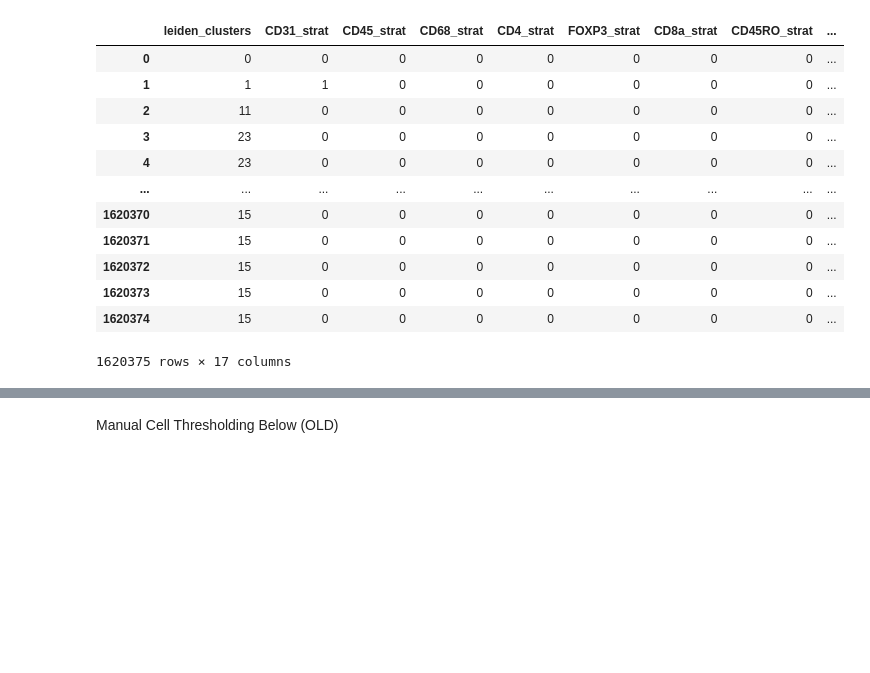
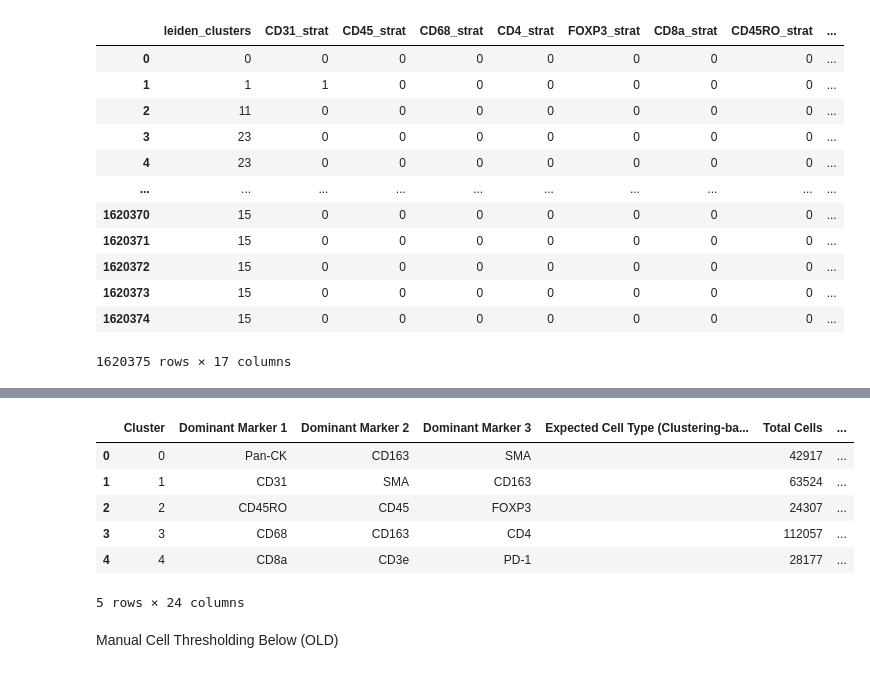
Before and after one commit to lemoncarrot/Summer2025, a Jupyter notebook: cell_typing.ipynb, the cells around one changed output, grey strips where cells are left out. Saved outputs shown, nothing was run; the diff lists cells and outputs as text; code cells hidden in the pictures; blank space fills up the shorter version.

Commit message:
finished runnable pipeline for cell typing

```diff
--- a/cell_typing.ipynb
+++ b/cell_typing.ipynb
@@ -246,12 +301,12 @@ output_sheet = pl.DataFrame({
     # empty sixth column with "Expected Cell Type" (manually filled in)
     # empty seventh columns with "Primary Cell Type" (manually filled in)
     # empty eighth column with "Secondary Cell Type" (manually filled in)
-    "Cluster": list(range(26)),
+    "Cluster": list(range(num_clusters)),
     "Dominant Marker 1": top_genes.iloc[0, :],
     "Dominant Marker 2": top_genes.iloc[1, :],
     "Dominant Marker 3": top_genes.iloc[2, :],
-    "Expected Cell Type (Clustering-based)": ["" for _ in range(26)],
+    "Expected Cell Type (Clustering-based)": ["" for _ in range(num_clusters)],
     "Total Cells": cells_per_cluster,
-    "Primary Cell Type (%)": ["" for _ in range(26)],
-    "Secondary Cell Type (%)": ["" for _ in range(26)]
+    "Primary Cell Type (%)": ["" for _ in range(num_clusters)],
+    "Secondary Cell Type (%)": ["" for _ in range(num_clusters)]
 })
@@ -270,0 +354,34 @@ Macrophage
+# %%
+# fill in primary cell type (%) and secondary cell type (%) using met
+
+# convert cluster labels to integer to make analysis easier
+met["leiden_clusters"] = met["leiden_clusters"].astype(int)
+
+# remove "Not Assigned" cells from met
+met = met[met["Cell Type"] != "Not Assigned"]
+
+for i in range(num_clusters):
+    tab = met.loc[met["leiden_clusters"] == i, "Cell Type"].value_counts()
+    print(tab)
+    # get most common cell type
+    if tab.empty:
+        primary_cell_type = "None"
+        primary_cell_type_count = 0
+    else:
+        primary_cell_type = tab.idxmax()
+        primary_cell_type_count = tab.max()
+
+    # get second most common cell type
+    if len(tab) < 2:
+        secondary_cell_type = "None"
+        secondary_cell_type_count = 0
+    else:
+        secondary_cell_type = tab.nlargest(2).index[1]
+        secondary_cell_type_count = tab.nlargest(2).values[1]
+
+    # calculate percentage and assign back to output_sheet
+    primary_cell_type_percent = primary_cell_type_count / cells_per_cluster[i] * 100
+    secondary_cell_type_percent = secondary_cell_type_count / cells_per_cluster[i] * 100
+
+    output_sheet.loc[output_sheet["Cluster"] == i, "Primary Cell Type (%)"] = f"{primary_cell_type} ({primary_cell_type_percent:.2f}%)"
+    output_sheet.loc[output_sheet["Cluster"] == i, "Secondary Cell Type (%)"] = f"{secondary_cell_type} ({secondary_cell_type_percent:.2f}%)"
@@ -270,0 +406,10 @@ Macrophage
+# %%
+output_sheet.head()
+# %% [output]
+|  | Cluster | Dominant Marker 1 | Dominant Marker 2 | Dominant Marker 3 | Expected Cell Type (Clustering-ba... | Total Cells | ... |
+| 0 | 0 | Pan-CK | CD163 | SMA |  | 42917 | ... |
+| 1 | 1 | CD31 | SMA | CD163 |  | 63524 | ... |
+| 2 | 2 | CD45RO | CD45 | FOXP3 |  | 24307 | ... |
+| 3 | 3 | CD68 | CD163 | CD4 |  | 112057 | ... |
+| 4 | 4 | CD8a | CD3e | PD-1 |  | 28177 | ... |
+5 rows × 24 columns
```
Also changed, not shown: parts of 16 cells of this notebook.
